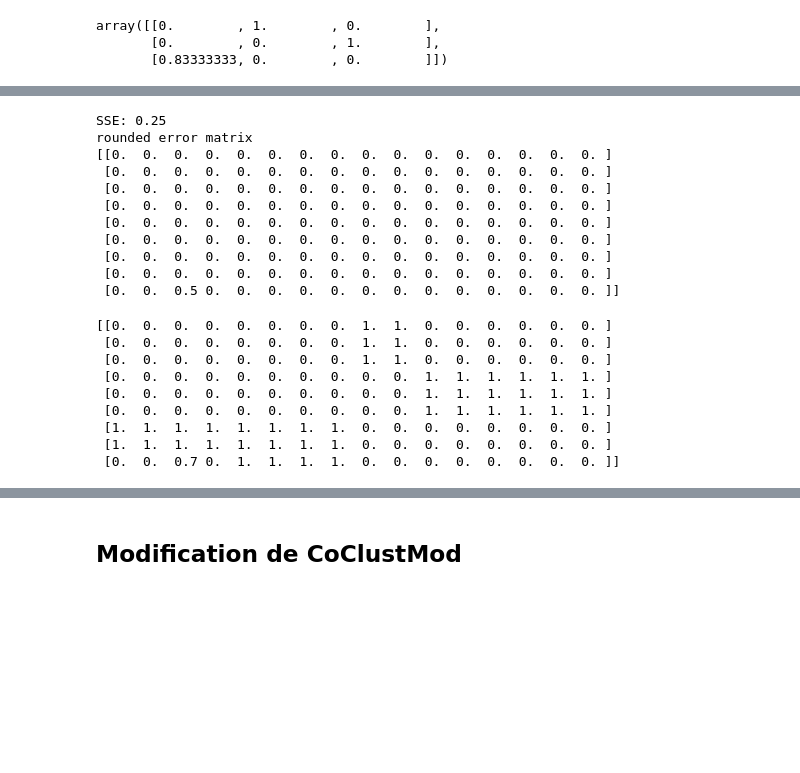
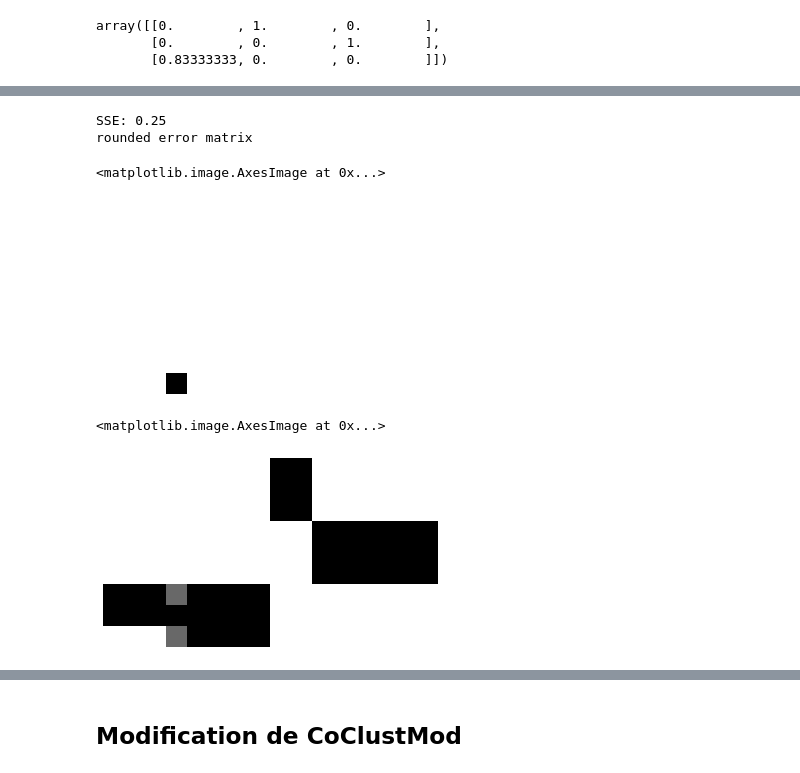
Before and after one commit to mahdiou-diallo/Projet_Innovation, a Jupyter notebook: coclust_mod_impute.ipynb, the cells around one changed output, grey strips where cells are left out. Cells and saved outputs as stored; diff of their text form; code cells hidden in the pictures; blank space fills up the shorter version.

```diff
--- a/coclust_mod_impute.ipynb
+++ b/coclust_mod_impute.ipynb
@@ -179,20 +172,13 @@ print(X[r_nan, c_nan])
 # %%
 diff = np.abs(X-X_nan)
 print(f"SSE: {(diff**2).sum()}")
 print("rounded error matrix")
-print(np.round(diff,1))
+show_matrix(diff)
 # %% [output]
 SSE: 0.25
 rounded error matrix
-[[0.  0.  0.  0.  0.  0.  0.  0.  0.  0.  0.  0.  0.  0.  0.  0. ]
- [0.  0.  0.  0.  0.  0.  0.  0.  0.  0.  0.  0.  0.  0.  0.  0. ]
- [0.  0.  0.  0.  0.  0.  0.  0.  0.  0.  0.  0.  0.  0.  0.  0. ]
- [0.  0.  0.  0.  0.  0.  0.  0.  0.  0.  0.  0.  0.  0.  0.  0. ]
- [0.  0.  0.  0.  0.  0.  0.  0.  0.  0.  0.  0.  0.  0.  0.  0. ]
- [0.  0.  0.  0.  0.  0.  0.  0.  0.  0.  0.  0.  0.  0.  0.  0. ]
- [0.  0.  0.  0.  0.  0.  0.  0.  0.  0.  0.  0.  0.  0.  0.  0. ]
- [0.  0.  0.  0.  0.  0.  0.  0.  0.  0.  0.  0.  0.  0.  0.  0. ]
- [0.  0.  0.5 0.  0.  0.  0.  0.  0.  0.  0.  0.  0.  0.  0.  0. ]]
+<matplotlib.image.AxesImage at 0x...>
+[figure, added]
 # %%
 XtZ = X.T @ Z
 
@@ -201,17 +187,10 @@ na_rep = XtZ / Z.sum(axis=0)
 X_nan = res.copy()
 X_nan[r_nan, c_nan] = (Z @ na_rep.T)[r_nan, c_nan]
 
-print(np.round(X_nan,1))
+show_matrix(X_nan)
 # %% [output]
-[[0.  0.  0.  0.  0.  0.  0.  0.  1.  1.  0.  0.  0.  0.  0.  0. ]
- [0.  0.  0.  0.  0.  0.  0.  0.  1.  1.  0.  0.  0.  0.  0.  0. ]
- [0.  0.  0.  0.  0.  0.  0.  0.  1.  1.  0.  0.  0.  0.  0.  0. ]
- [0.  0.  0.  0.  0.  0.  0.  0.  0.  0.  1.  1.  1.  1.  1.  1. ]
- [0.  0.  0.  0.  0.  0.  0.  0.  0.  0.  1.  1.  1.  1.  1.  1. ]
- [0.  0.  0.  0.  0.  0.  0.  0.  0.  0.  1.  1.  1.  1.  1.  1. ]
- [1.  1.  1.  1.  1.  1.  1.  1.  0.  0.  0.  0.  0.  0.  0.  0. ]
- [1.  1.  1.  1.  1.  1.  1.  1.  0.  0.  0.  0.  0.  0.  0.  0. ]
- [0.  0.  0.7 0.  1.  1.  1.  1.  0.  0.  0.  0.  0.  0.  0.  0. ]]
+<matplotlib.image.AxesImage at 0x...>
+[figure, added]
 # %%
 print(np.round(X_nan[r_nan, c_nan],2))
 print(X[r_nan, c_nan])
```
Also changed, not shown: parts of 23 cells of this notebook.
